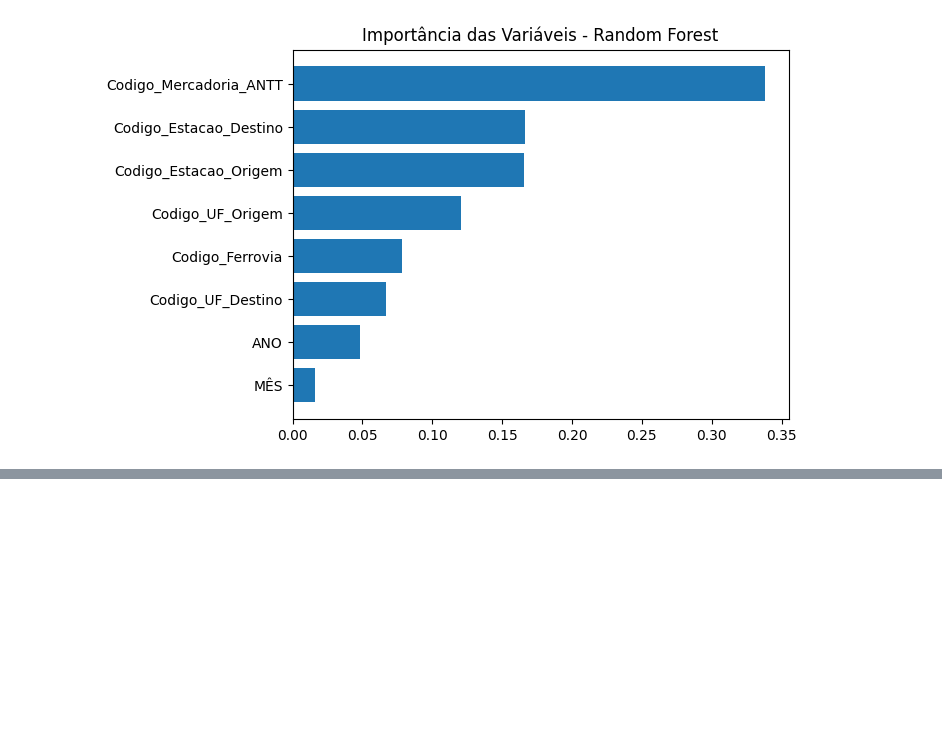
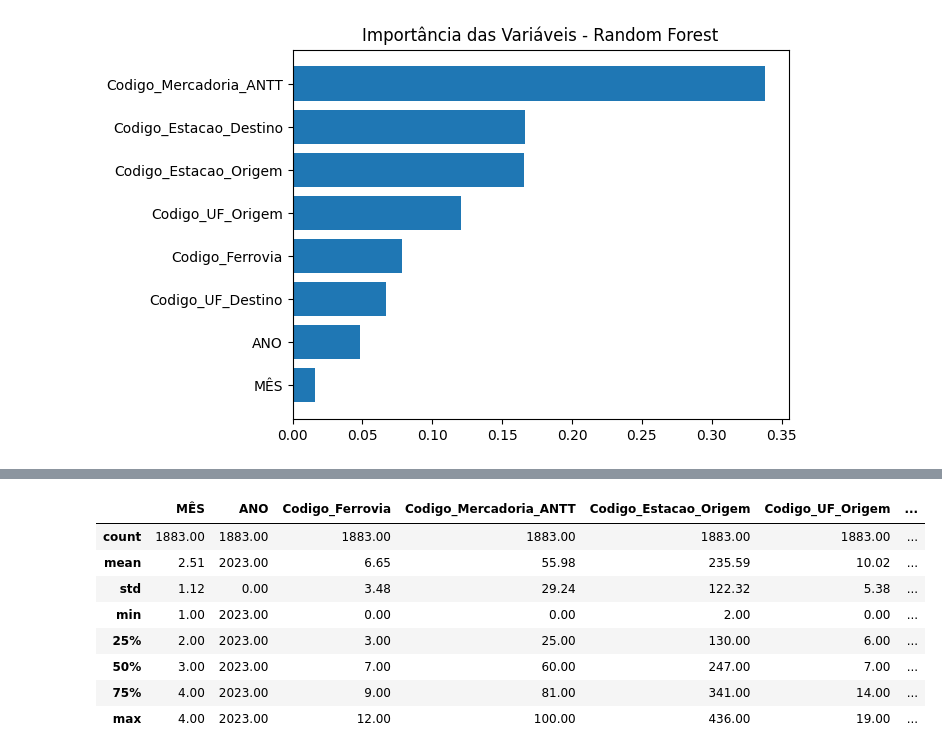
Before and after one commit to iugamil/ANTT_FERROVIAS_TONELADAS, a Jupyter notebook: 01-ANTT_FERROVIAS_RANDOMFOREST_REGRESSOR.ipynb, the cells around one changed output, grey strips where cells are left out. Saved outputs shown, nothing was run; the diff lists cells and outputs as text; code cells hidden in the pictures; blank space fills up the shorter version.

```diff
--- a/01-ANTT_FERROVIAS_RANDOMFOREST_REGRESSOR.ipynb
+++ b/01-ANTT_FERROVIAS_RANDOMFOREST_REGRESSOR.ipynb
@@ -1144,10 +1116,5 @@ plt.show()
 # %%
 
-'''
-AQUI APLICAMOS O MODELO NO CENARIO FICTICIO PARA VER COMO ELE GENERALIZA COM OS DADOS EM UM CENÁRIO
-DESCONHECIDO
-
-'''
 
 
 ###################################################################
@@ -1156,38 +1123,57 @@ DESCONHECIDO
 
 ###################################################################
 
+
+
+'''
+AQUI APLICAMOS O MODELO NO CENARIO FICTICIO PARA VER COMO ELE GENERALIZA COM OS DADOS EM UM CENÁRIO
+DESCONHECIDO. AQUI TEMOS O MESMO CONJUNTO DE DADOS PORÉM APENAS COM DADOS DE 2023.
+OS MODELOS FORAM TREINADOS COM DADOS DE 2006 ATE 2022
+
+'''
+
 # REPRODUTIBILIDADE
 np.random.seed(2)
 
-dataset_inicial = base_modelo_completa
 
-# DUMMIES
-#base_modelo = pd.get_dummies(base_original)
+# CRIANDO A BASE
+base_cenario = codigos_categorias.select_dtypes(exclude=['object', 'category']).copy()
 
-# TRANSFORMANDO COLUNAS
-dataset_inicial['ANO'] = dataset_inicial['ANO'].astype(int)
-dataset_inicial['MÊS'] = dataset_inicial['MÊS'].astype(int)
-dataset_inicial['TU'] = dataset_inicial['TU'].astype(int)
-dataset_inicial['TKU'] = dataset_inicial['TKU'].astype(int)
-
-
-## BASE FINAL MODELO
-base_cenario = dataset_inicial.select_dtypes(exclude=['object', 'category']).copy()
-
-#DUPLICADOS
+#REMOVENDO DUPLICADOS
 base_cenario = base_cenario.drop_duplicates()
 base_cenario = base_cenario.fillna(0)
 
-# LIMITANDO A BASE PARA 2023
+# SALVANDO BASE DO MODELO COMPLETA SEM FILTROS
+base_modelo_completa = base_cenario
+
+# LIMITANDO A BASE REMOVENDO 2023
 base_cenario = base_cenario[base_cenario['ANO'] == 2023][list(base_cenario.columns)]
 
-# OUTLIERS
-q3 = base_cenario['TU'].quantile(0.75)
-base_cenario = base_cenario[base_cenario['TU'] <= q3]
 
-print(' O ano minimo é:', {base_cenario['ANO'].min()})
-print('##################################################')
-print(' Colunas da base final:\n', base_cenario.columns)
-print('################### BASE CENARIO FICTICIO ###############################')
-print(base_cenario.head(3))
+# REMOVENDO OS OUTLIERS - TUDO QUE É MENOR DE MIL TONELADAS
+base_cenario = base_cenario[base_cenario['TU'] >= 1000.00]
+
+
+# REMOVENDO OS OUTLIERS - TUDO QUE ESTÁ MAIOR DO 3º QUARTIL EM TONELADAS
+#q3 = base_treino['TU'].quantile(0.75)
+#base_treino = base_treino[base_treino['TU'] <= q3]
+#base_modelo = base_treino
+
+
+
+# LOGARITMO BASE10
+base_cenario['TU_LOG10'] = np.log10(base_cenario['TU'])
+
+# REMOVENDO COLUNA REAL
+base_cenario = base_cenario.drop('TU', axis=1)
+
+
+base_cenario = base_cenario[["MÊS", "ANO", "Codigo_Ferrovia", "Codigo_Mercadoria_ANTT",
+                          "Codigo_Estacao_Origem", "Codigo_UF_Origem", "Codigo_Estacao_Destino",
+                          "Codigo_UF_Destino", "TU_LOG10"]]
+
+
+print('################# BASE CENARIO ########################')
+print(base_cenario.head(1))
+base_cenario.describe()
 # %% [output]
@@ -1211,3 +1189,12 @@ print(base_cenario.head(3))
+|  | MÊS | ANO | Codigo_Ferrovia | Codigo_Mercadoria_ANTT | Codigo_Estacao_Origem | Codigo_UF_Origem | ... |
+| count | 1883.00 | 1883.00 | 1883.00 | 1883.00 | 1883.00 | 1883.00 | ... |
+| mean | 2.51 | 2023.00 | 6.65 | 55.98 | 235.59 | 10.02 | ... |
+| std | 1.12 | 0.00 | 3.48 | 29.24 | 122.32 | 5.38 | ... |
+| min | 1.00 | 2023.00 | 0.00 | 0.00 | 2.00 | 0.00 | ... |
+| 25% | 2.00 | 2023.00 | 3.00 | 25.00 | 130.00 | 6.00 | ... |
+| 50% | 3.00 | 2023.00 | 7.00 | 60.00 | 247.00 | 7.00 | ... |
+| 75% | 4.00 | 2023.00 | 9.00 | 81.00 | 341.00 | 14.00 | ... |
+| max | 4.00 | 2023.00 | 12.00 | 100.00 | 436.00 | 19.00 | ... |
 # %%
 
 ############################################################################
```
Also changed, not shown: parts of 14 cells of this notebook.
